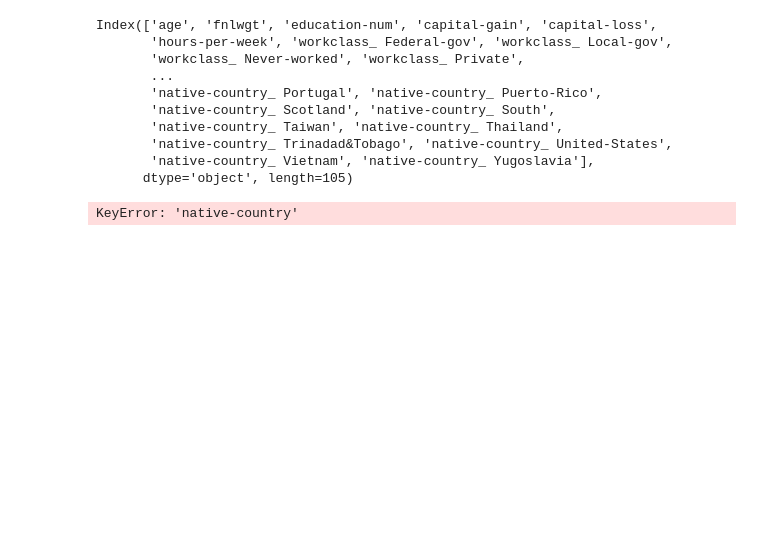
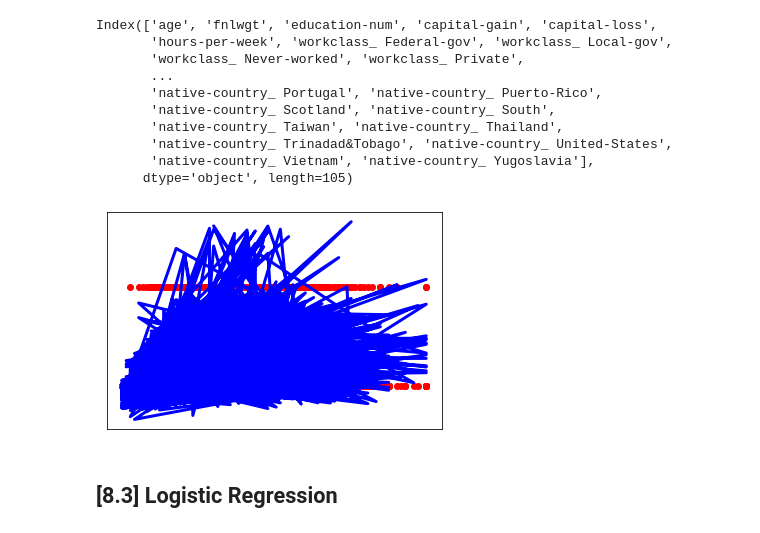
Before and after one commit to rdoraiswamy/final-project, a Jupyter notebook: MR_RD_BIOF509_Final_Project.ipynb, the cells around one changed output. Cells and saved outputs as stored; diff of their text form; code cells hidden in the pictures; blank space fills up the shorter version.

```diff
--- a/MR_RD_BIOF509_Final_Project.ipynb
+++ b/MR_RD_BIOF509_Final_Project.ipynb
@@ -533,12 +572,14 @@ Index(['age', 'fnlwgt', 'education-num', 'capital-gain', 'capital-loss',
 # %%
 # Plot outputs
 plt.scatter(X_test['age'], y_test,  color='red')
-plt.plot(X_test['native-country'], y_pred, color='blue', linewidth=3)
+plt.plot(X_test['age'], y_pred, color='blue', linewidth=3)
 
 plt.xticks(())
 plt.yticks(())
 
 plt.show()
 #plt.show()
 # %% [output]
-KeyError: 'native-country'
+[figure, added]
+# %% [markdown]
+## [8.3] Logistic Regression
```
Also changed, not shown: parts of 14 cells of this notebook.
